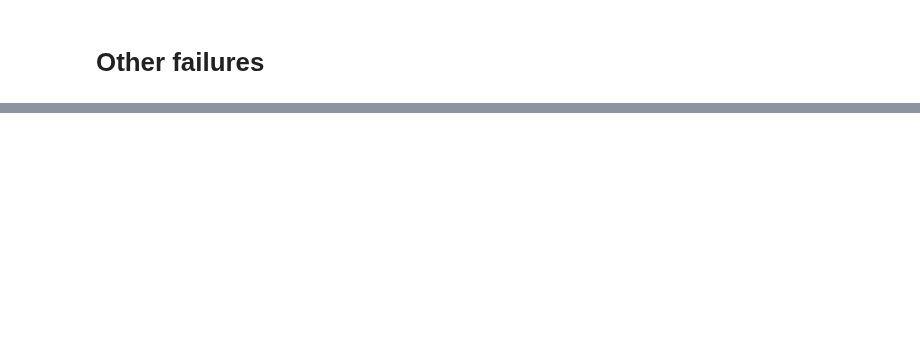
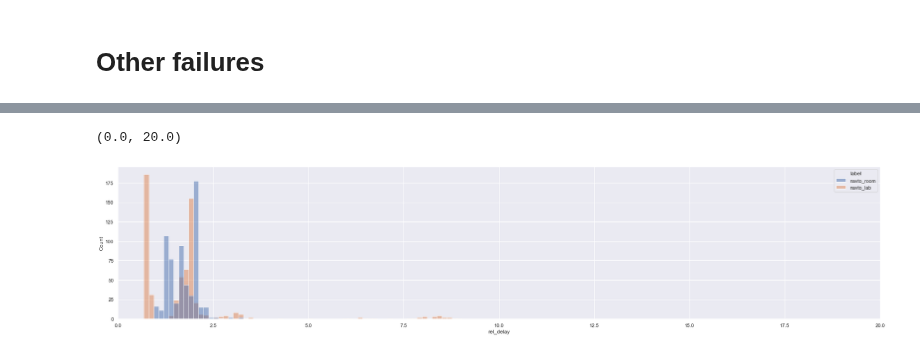
Before and after one commit to VicenteMoraes/hmrs_analysis, a Jupyter notebook: notebooks/Task_Results.ipynb, the cells around one changed output, grey strips where cells are left out. Cells and saved outputs as stored; diff of their text form; code cells hidden in the pictures; blank space fills up the shorter version.

```diff
--- a/notebooks/Task_Results.ipynb
+++ b/notebooks/Task_Results.ipynb
@@ -207,0 +217,17 @@ fails.groupby("trial_run_code")["skill"].value_counts().to_frame()
+# %%
+# Planned time vs Expent
+import seaborn as sns
+
+planned_df = tr_df[tr_df.planned_time.notnull()]
+planned_df
+
+def rel_delay(row):
+    return row['expent_time'] / row['planned_time']
+
+def abs_delay(row):
+    return row['expent_time'] - row['planned_time']
+
+planned_df['rel_delay'] = planned_df.apply(rel_delay, axis=1)
+planned_df['abs_delay'] = planned_df.apply(abs_delay, axis=1)
+#exptent_time_relative_df
+planned_df
@@ -207,0 +274,10 @@ fails.groupby("trial_run_code")["skill"].value_counts().to_frame()
+# %%
+sns.set(rc={'figure.figsize':(30.7,6.27)})
+sns.histplot(data=planned_df[planned_df.skill=='navigation'], x="rel_delay", hue="label")
+
+
+# Put the legend out of the figure
+#g.legend(loc='center left', bbox_to_anchor=(1, 0.5))
+# %% [output]
+(0.0, 20.0)
+[figure, added]
```
Also changed, not shown: parts of 29 cells of this notebook, 24 other files.
